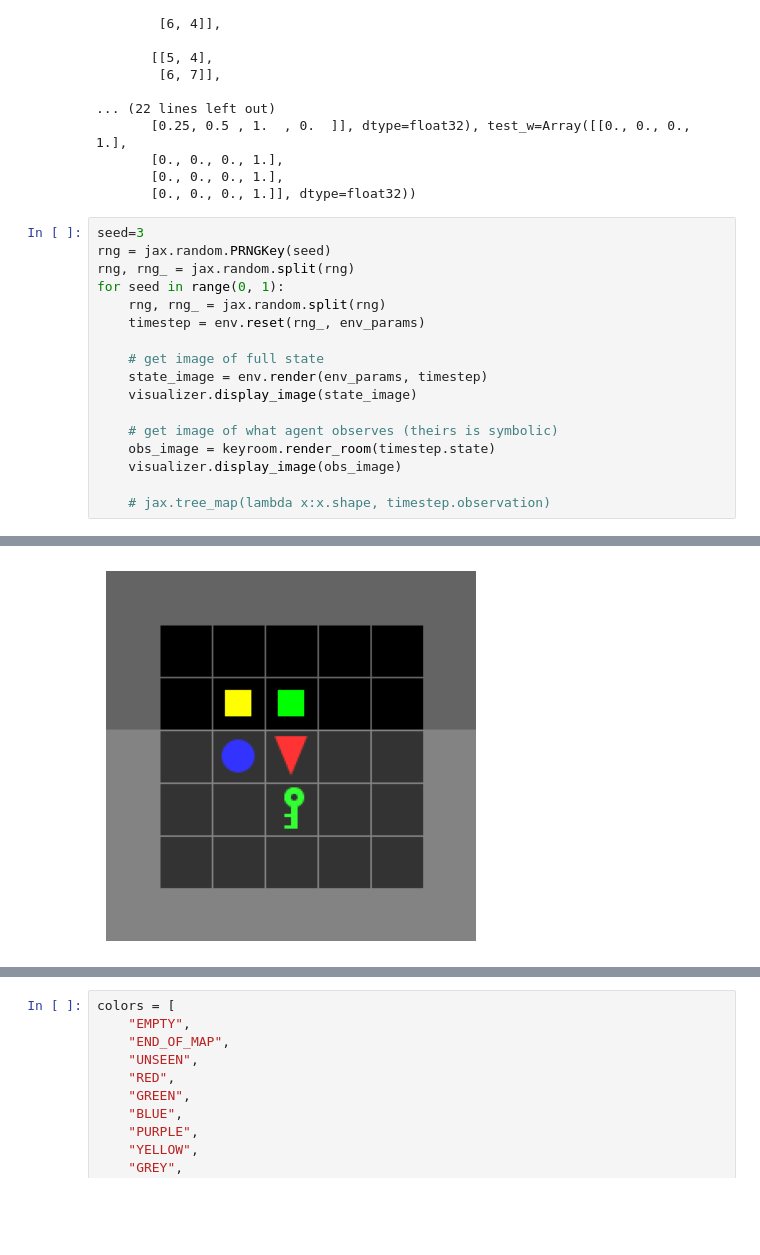
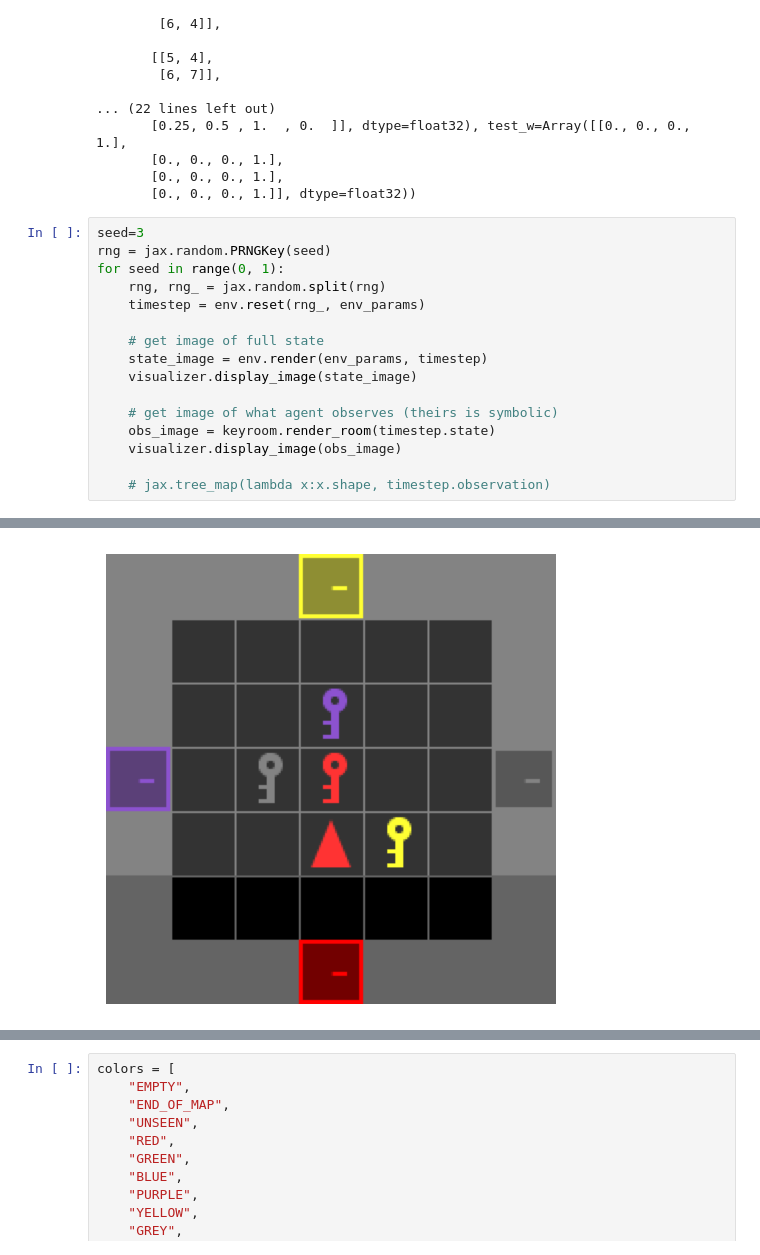
Before and after one commit to wcarvalho/jaxneurorl, a Jupyter notebook: projects/humansf/keyroom-test.ipynb, the cells around one changed output, grey strips where cells are left out. Drawn from its saved outputs; the diff is of its cells as text; blank space fills up the shorter version.

```diff
--- a/projects/humansf/keyroom-test.ipynb
+++ b/projects/humansf/keyroom-test.ipynb
@@ -92,7 +73,6 @@ KeyRoomEnvParams(height=19, width=19, view_size=7, render_mode='rgb_array', rand
 # %%
 seed=3
 rng = jax.random.PRNGKey(seed)
-rng, rng_ = jax.random.split(rng)
 for seed in range(0, 1):
     rng, rng_ = jax.random.split(rng)
     timestep = env.reset(rng_, env_params)
@@ -111,4 +91,4 @@ for seed in range(0, 1):
-[figure, old version]
+[figure, new version]
 # %%
 all_actions = [
     'forward',
```
Also changed, not shown: parts of 6 cells of this notebook, 1 other file.
